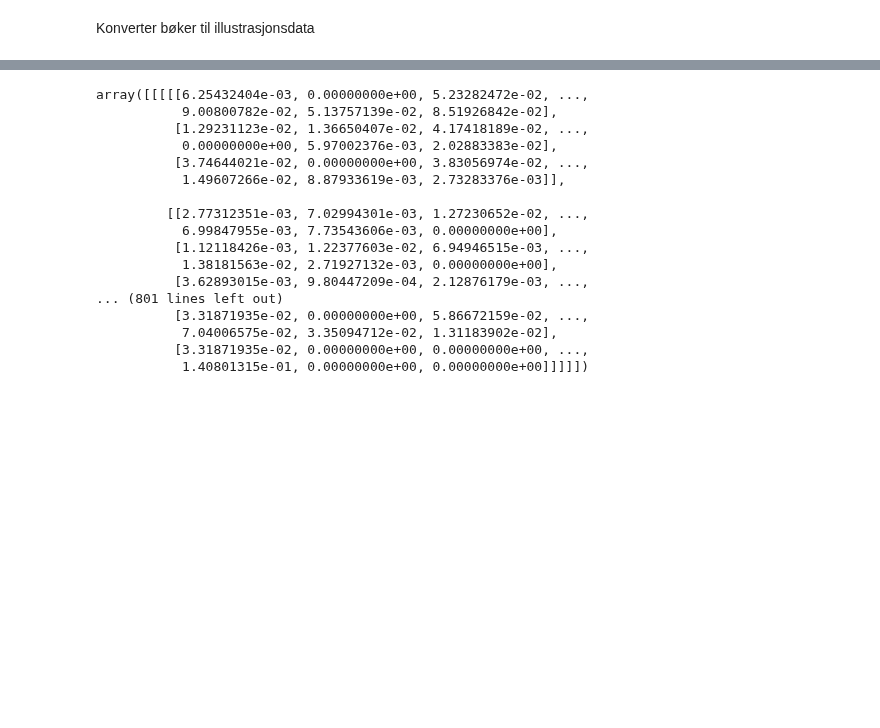
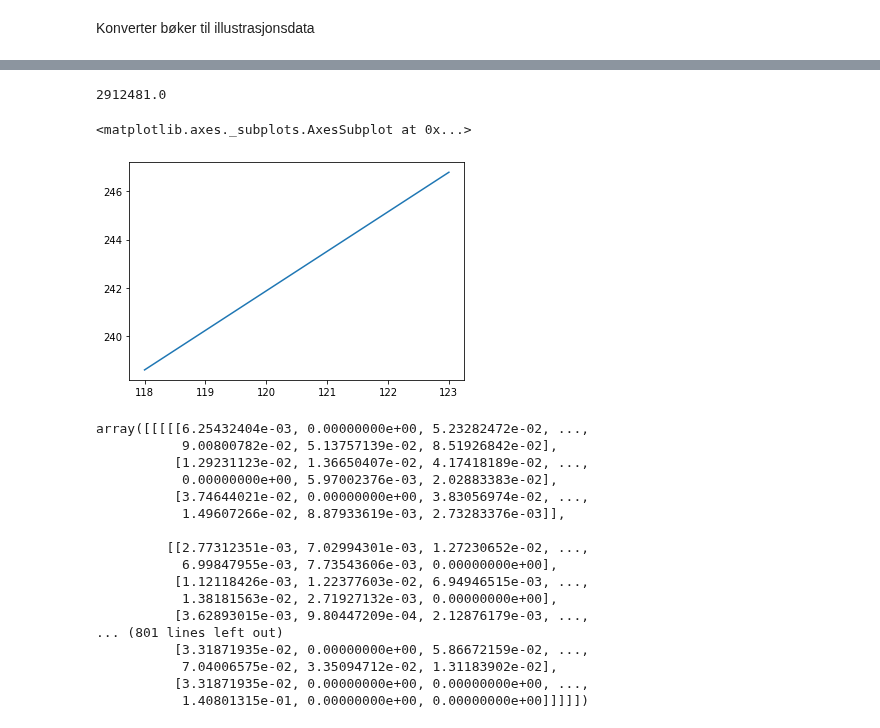
Before and after one commit to Yoonsen/illustrations_bokhylla, a Jupyter notebook: Illustrasjoner i bøker-skimage.ipynb, the cells around one changed output, grey strips where cells are left out. Drawn from its saved outputs; the diff is of its cells as text; code cells hidden in the pictures; blank space fills up the shorter version.

```diff
--- a/Illustrasjoner i bøker-skimage.ipynb
+++ b/Illustrasjoner i bøker-skimage.ipynb
@@ -254,3 +264,0 @@ io.imshow(pic0)
-# %%
-h = plt.hist(pic0.ravel(), bins = 256)
-plt.show()
@@ -279,3 +292,12 @@ array([  0.        ,   0.99609375,   1.9921875 ,   2.98828125,
+# %%
+pd.Series(h[0]).sum()
+# %% [output]
+2912481.0
+# %%
+pd.Series(h[1])[118:124].plot()
+# %% [output]
+<matplotlib.axes._subplots.AxesSubplot at 0x...>
+[figure, added]
 # %%
 hog0 = feature.hog(pic0, feature_vector = False)
 # %%
```
Also changed, not shown: parts of 13 cells of this notebook, 1 other file.
